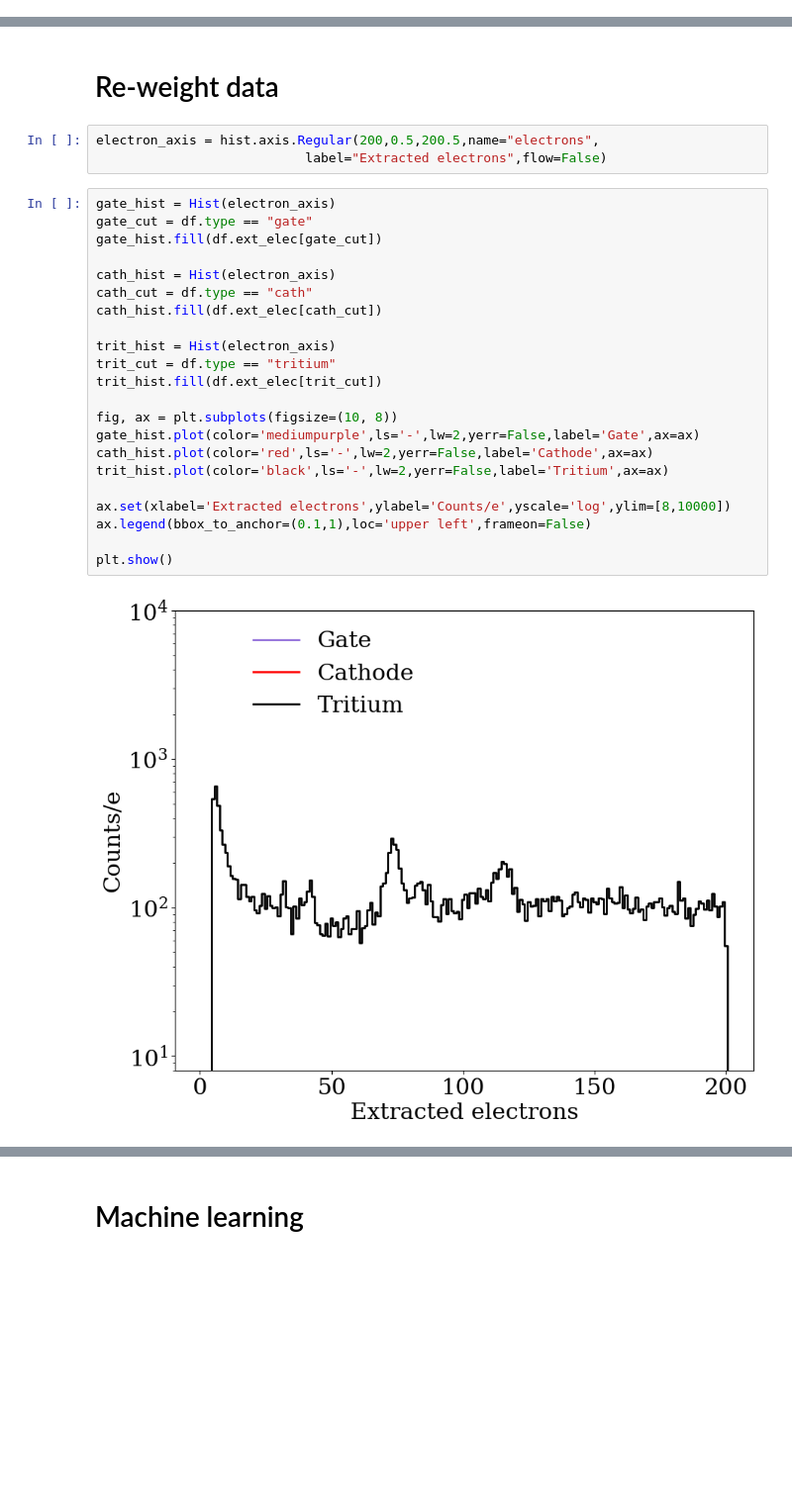
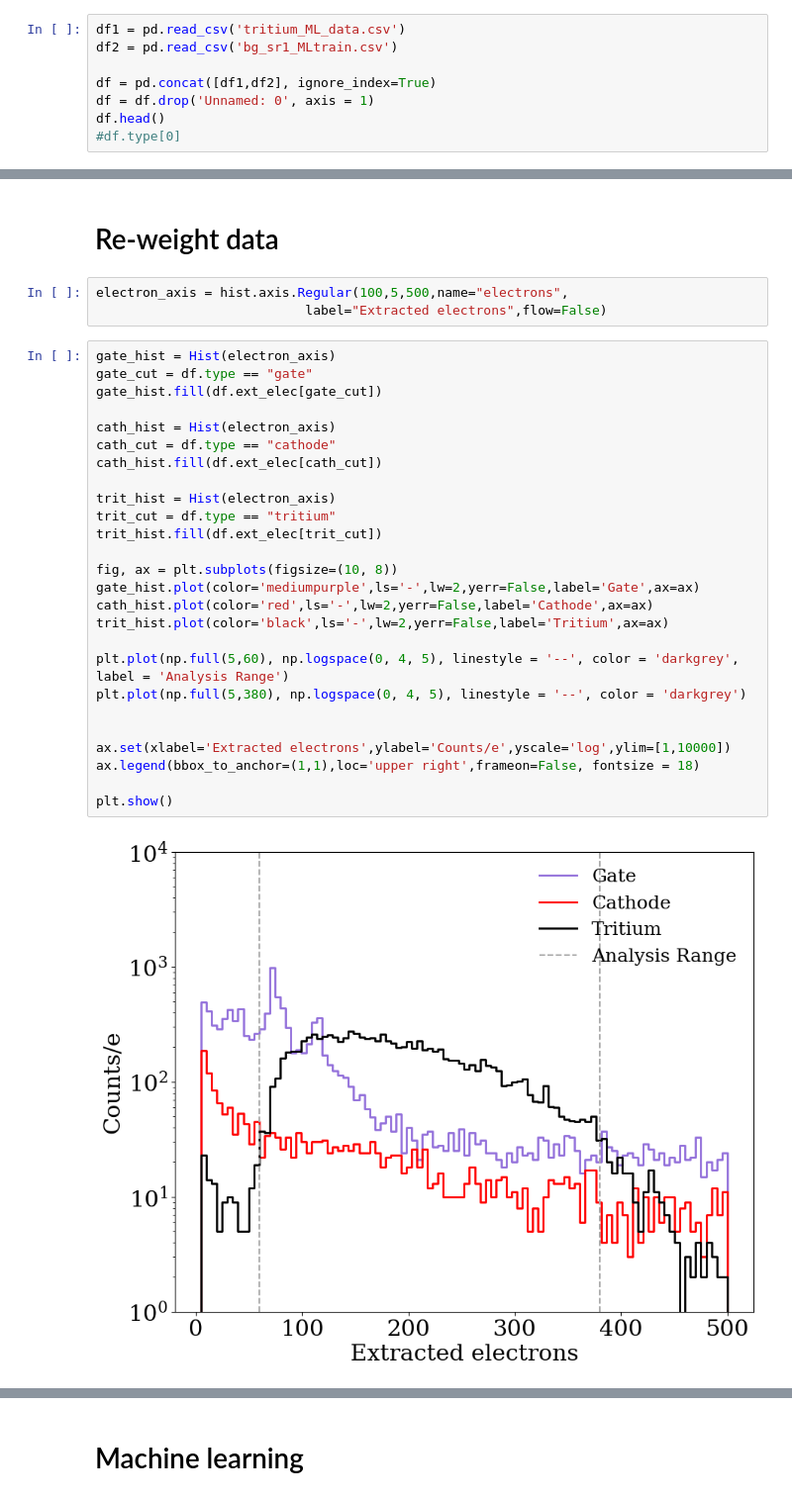
Before and after one commit to lizziewitt/MSci_Project, a Jupyter notebook: 02_machine_learning_testing.ipynb, the cells around one changed output, grey strips where cells are left out. Shown at 99% size. Cells and saved outputs as stored; diff of their text form; blank space fills up the shorter version.

```diff
--- a/02_machine_learning_testing.ipynb
+++ b/02_machine_learning_testing.ipynb
@@ -47,0 +39,8 @@ df.head()
+# %%
+df1 = pd.read_csv('tritium_ML_data.csv')
+df2 = pd.read_csv('bg_sr1_MLtrain.csv')
+
+df = pd.concat([df1,df2], ignore_index=True)
+df = df.drop('Unnamed: 0', axis = 1)
+df.head()
+#df.type[0]
@@ -48,29 +54,33 @@ df.head()
 # %% [markdown]
 # Re-weight data
 # %%
-electron_axis = hist.axis.Regular(200,0.5,200.5,name="electrons",
+electron_axis = hist.axis.Regular(100,5,500,name="electrons",
                            label="Extracted electrons",flow=False)
 # %%
 gate_hist = Hist(electron_axis)
 gate_cut = df.type == "gate"
 gate_hist.fill(df.ext_elec[gate_cut])
 
 cath_hist = Hist(electron_axis)
-cath_cut = df.type == "cath"
+cath_cut = df.type == "cathode"
 cath_hist.fill(df.ext_elec[cath_cut])
 
 trit_hist = Hist(electron_axis)
 trit_cut = df.type == "tritium"
 trit_hist.fill(df.ext_elec[trit_cut])
 
 fig, ax = plt.subplots(figsize=(10, 8))
 gate_hist.plot(color='mediumpurple',ls='-',lw=2,yerr=False,label='Gate',ax=ax)
 cath_hist.plot(color='red',ls='-',lw=2,yerr=False,label='Cathode',ax=ax)
 trit_hist.plot(color='black',ls='-',lw=2,yerr=False,label='Tritium',ax=ax)
 
-ax.set(xlabel='Extracted electrons',ylabel='Counts/e',yscale='log',ylim=[8,10000])
-ax.legend(bbox_to_anchor=(0.1,1),loc='upper left',frameon=False)
+plt.plot(np.full(5,60), np.logspace(0, 4, 5), linestyle = '--', color = 'darkgrey', label = 'Analysis Range')
+plt.plot(np.full(5,380), np.logspace(0, 4, 5), linestyle = '--', color = 'darkgrey')
+
+
+ax.set(xlabel='Extracted electrons',ylabel='Counts/e',yscale='log',ylim=[1,10000])
+ax.legend(bbox_to_anchor=(1,1),loc='upper right',frameon=False, fontsize = 18)
 
 plt.show()
 # %% [output]
-[figure, old version]
+[figure, new version]
```
Also changed, not shown: parts of 31 cells of this notebook, 3 other files.
